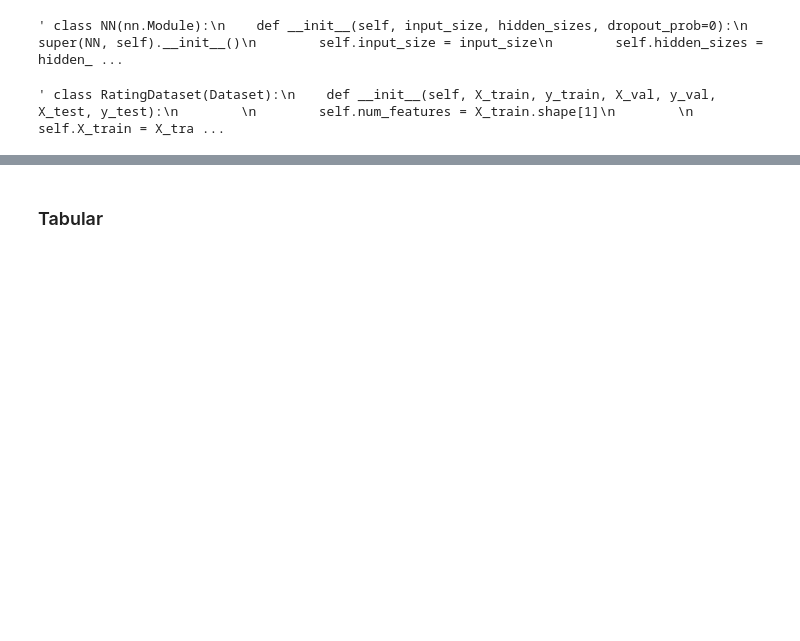
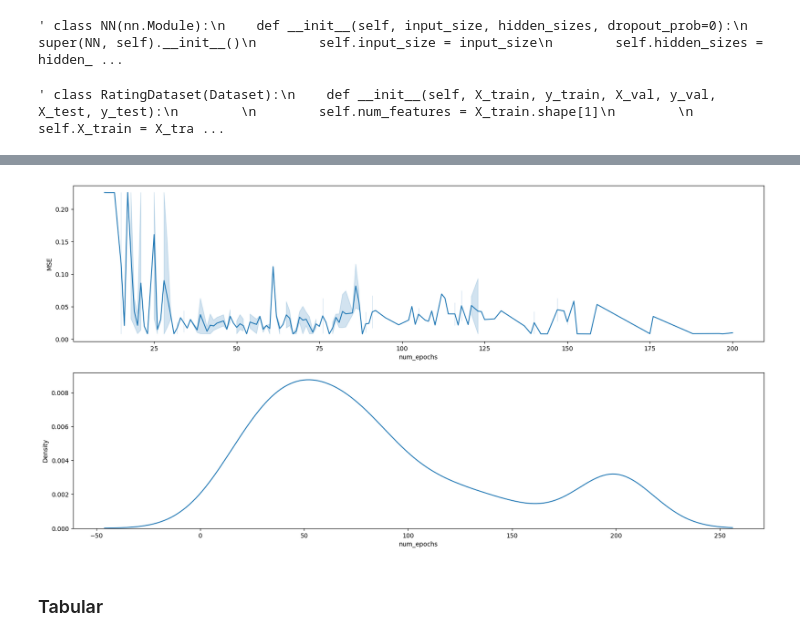
Before and after one commit to nicolopizzo/data-analytics, a Jupyter notebook: analysis.ipynb, the cells around one changed output, grey strips where cells are left out. Cells and saved outputs as stored; diff of their text form; code cells hidden in the pictures; blank space fills up the shorter version.

```diff
--- a/analysis.ipynb
+++ b/analysis.ipynb
@@ -1064,3 +1106,11 @@ my_table.style.applymap(color_mse, subset=['mse'])
+# %%
+fig, axs = plt.subplots(nrows=2, ncols=1, figsize=(20, 10))
+sns.lineplot(x=my_table['num_epochs'], y='MSE', data=my_table, ax=axs[0])
+sns.kdeplot(my_table['num_epochs'], ax=axs[1])
+
+plt.show()
+# %% [output]
+[figure, added]
 # %% [markdown]
 ### Tabular
 # %%
```
Also changed, not shown: parts of 15 cells of this notebook, 1 other file.
